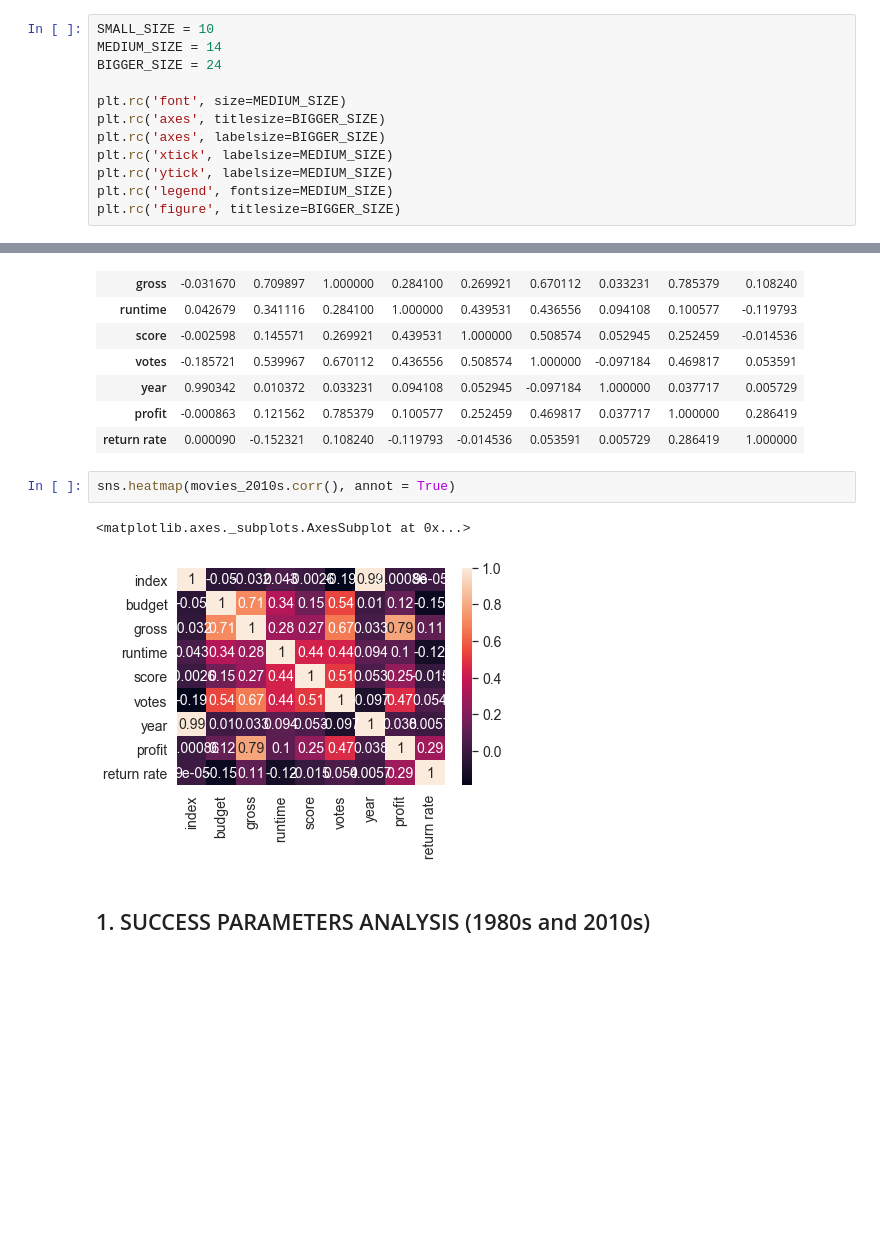
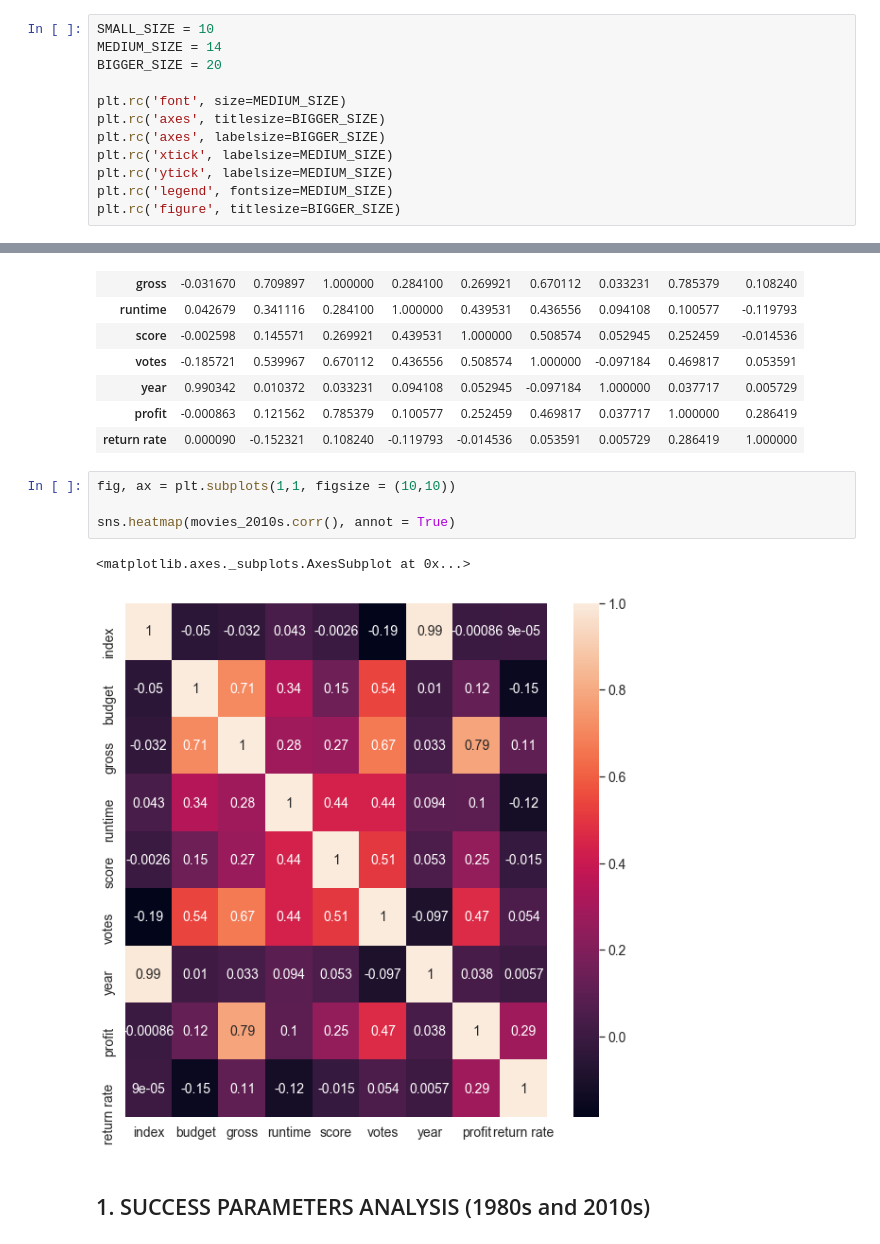
Before and after one commit to adrientalbot/your-own-project, a Jupyter notebook: data/Movies analysis.ipynb, the cells around one changed output, grey strips where cells are left out. Drawn from its saved outputs; the diff is of its cells as text; blank space fills up the shorter version.

```diff
--- a/data/Movies analysis.ipynb
+++ b/data/Movies analysis.ipynb
@@ -15,7 +15,7 @@ sns.set()
 # %%
 SMALL_SIZE = 10
 MEDIUM_SIZE = 14
-BIGGER_SIZE = 24
+BIGGER_SIZE = 20
 
 plt.rc('font', size=MEDIUM_SIZE)
 plt.rc('axes', titlesize=BIGGER_SIZE)
@@ -256,10 +263,12 @@ movies_2010s.corr()
 | profit | -0.000863 | 0.121562 | 0.785379 | 0.100577 | 0.252459 | 0.469817 | 0.037717 | 1.000000 | 0.286419 |
 | return rate | 0.000090 | -0.152321 | 0.108240 | -0.119793 | -0.014536 | 0.053591 | 0.005729 | 0.286419 | 1.000000 |
 # %%
+fig, ax = plt.subplots(1,1, figsize = (10,10))
+
 sns.heatmap(movies_2010s.corr(), annot = True)
 # %% [output]
 <matplotlib.axes._subplots.AxesSubplot at 0x...>
-[figure, old version]
+[figure, new version]
 # %% [markdown]
 ## 1. SUCCESS PARAMETERS ANALYSIS (1980s and 2010s)
 # %% [markdown]
```
Also changed, not shown: parts of 58 cells of this notebook.
